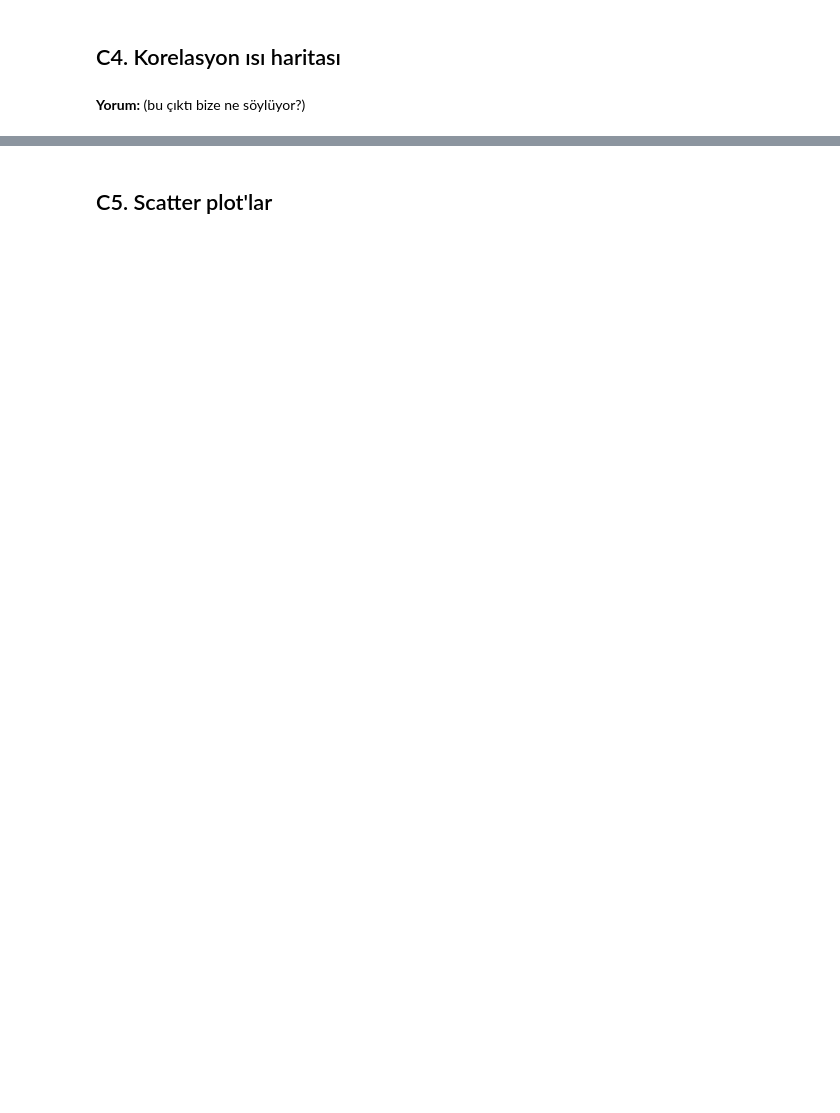
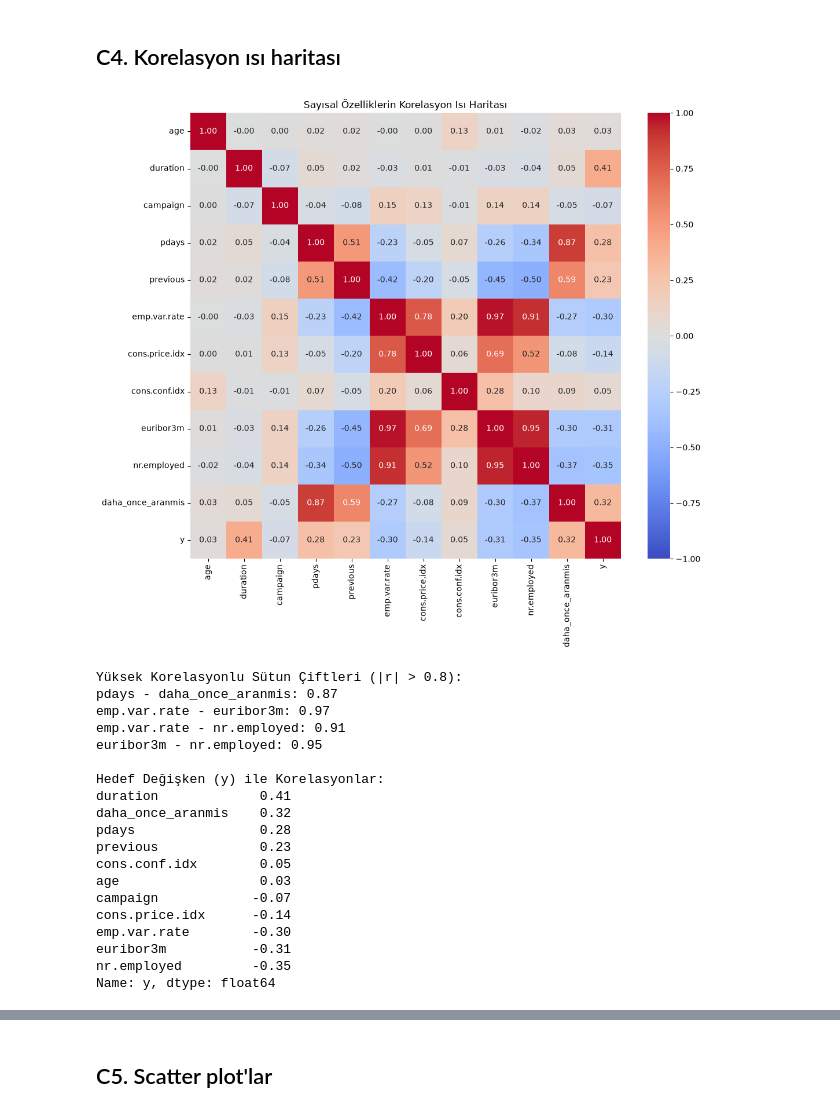
Before and after one commit to zeyneppbaran/ml-proje, a Jupyter notebook: notebooks/02_kesif_analizi.ipynb, the cells around one changed output, grey strips where cells are left out. Saved outputs shown, nothing was run; the diff lists cells and outputs as text; code cells hidden in the pictures; blank space fills up the shorter version.

```diff
--- a/notebooks/02_kesif_analizi.ipynb
+++ b/notebooks/02_kesif_analizi.ipynb
@@ -49,2 +199,50 @@ df.head()
-# %% [markdown]
-**Yorum:** (bu çıktı bize ne söylüyor?)
+# %%
+# 1. Korelasyon hesaplanacak sayısal sütunlar (hedef y dahil)
+korelasyon_sutunlari = ['age', 'duration', 'campaign', 'pdays', 'previous',
+                        'emp.var.rate', 'cons.price.idx', 'cons.conf.idx',
+                        'euribor3m', 'nr.employed', 'daha_once_aranmis', 'y']
+
+# 2. Pearson korelasyon matrisinin hesaplanması
+korelasyon_matrisi = df[korelasyon_sutunlari].corr()
+
+# 3. Korelasyon ısı haritası
+plt.figure(figsize=(12, 10))
+sns.heatmap(korelasyon_matrisi, annot=True,
+            fmt='.2f', cmap='coolwarm',
+            vmin=-1, vmax=1)
+plt.title("Sayısal Özelliklerin Korelasyon Isı Haritası")
+plt.savefig("figures/c4_korelasyon_isi_haritasi.png", dpi=150, bbox_inches='tight')
+plt.show()
+
+# 4. Birbirine çok bağlı sütun çiftleri (|r| > 0.8)
+print("Yüksek Korelasyonlu Sütun Çiftleri (|r| > 0.8):")
+for i in range(len(korelasyon_sutunlari)):
+    for j in range(i + 1, len(korelasyon_sutunlari)):
+        r = korelasyon_matrisi.iloc[i, j]
+        if abs(r) > 0.8:
+            print(f"{korelasyon_sutunlari[i]} - {korelasyon_sutunlari[j]}: {r:.2f}")
+
+# 5. Hedef değişken (y) ile korelasyonlar
+print("\nHedef Değişken (y) ile Korelasyonlar:")
+print(korelasyon_matrisi['y'].drop('y').sort_values(ascending=False).round(2))
+# %% [output]
+[figure, added]
+Yüksek Korelasyonlu Sütun Çiftleri (|r| > 0.8):
+pdays - daha_once_aranmis: 0.87
+emp.var.rate - euribor3m: 0.97
+emp.var.rate - nr.employed: 0.91
+euribor3m - nr.employed: 0.95
+
+Hedef Değişken (y) ile Korelasyonlar:
+duration             0.41
+daha_once_aranmis    0.32
+pdays                0.28
+previous             0.23
+cons.conf.idx        0.05
+age                  0.03
+campaign            -0.07
+cons.price.idx      -0.14
+emp.var.rate        -0.30
+euribor3m           -0.31
+nr.employed         -0.35
+Name: y, dtype: float64
```
Also changed, not shown: parts of 21 cells of this notebook, 14 other files.
